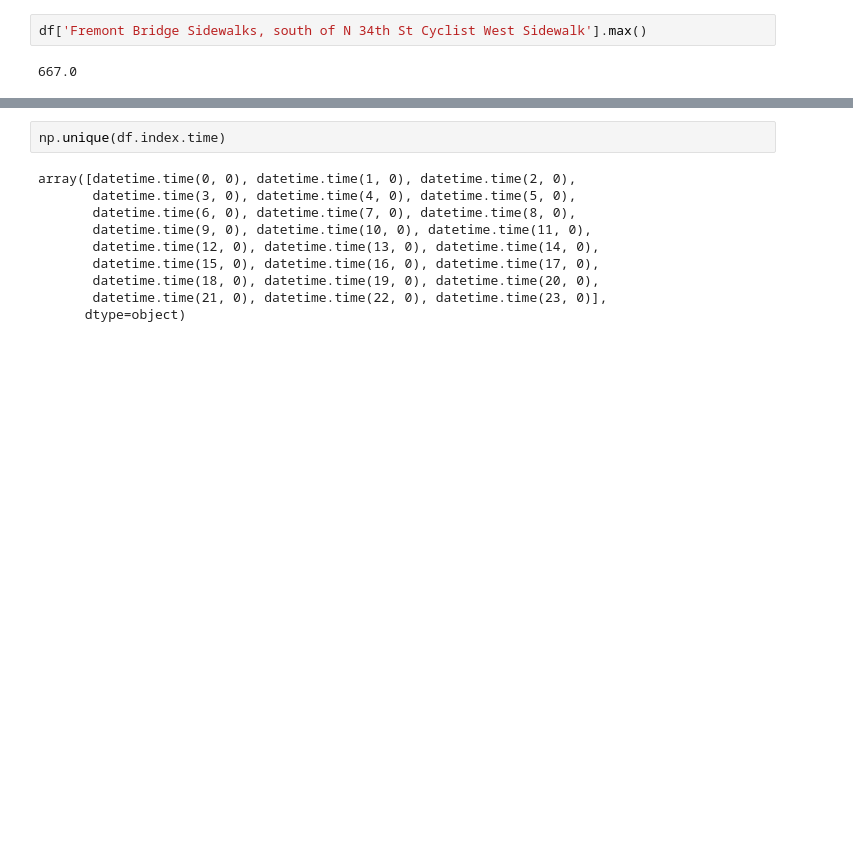
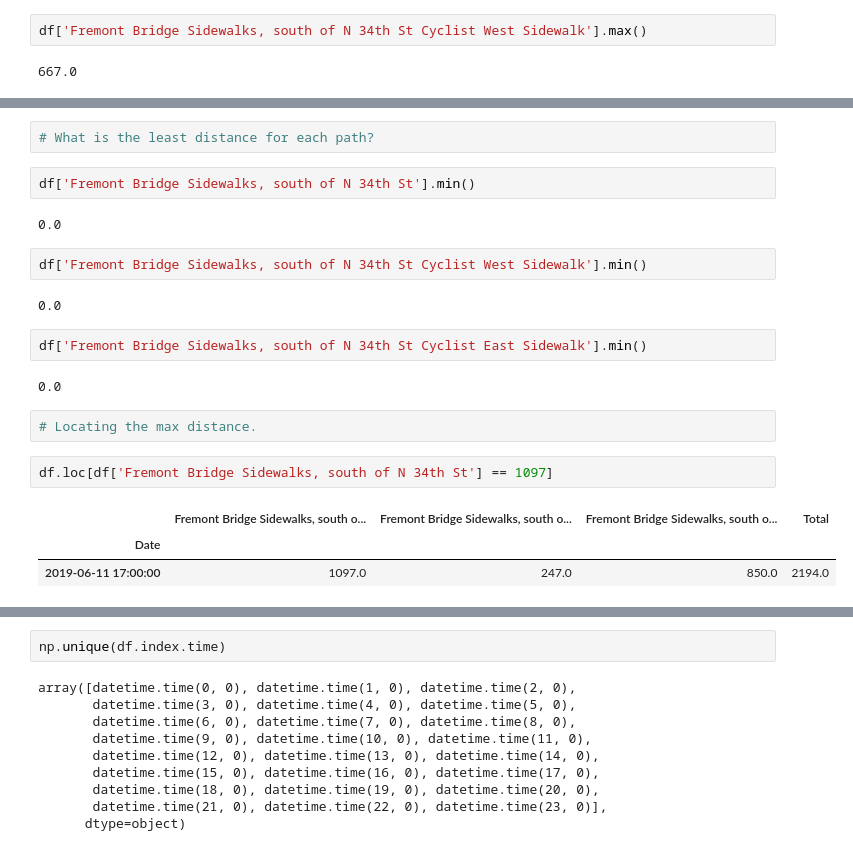
Before and after one commit to alishanstyles/Projects, a Jupyter notebook: startercode.ipynb, the cells around one changed output, grey strips where cells are left out. Cells and saved outputs as stored; diff of their text form; blank space fills up the shorter version.

```diff
--- a/startercode.ipynb
+++ b/startercode.ipynb
@@ -86,0 +93,22 @@ df['Fremont Bridge Sidewalks, south of N 34th St Cyclist West Sidewalk'].max()
+# %%
+# What is the least distance for each path?
+# %%
+df['Fremont Bridge Sidewalks, south of N 34th St'].min()
+# %% [output]
+0.0
+# %%
+df['Fremont Bridge Sidewalks, south of N 34th St Cyclist West Sidewalk'].min()
+# %% [output]
+0.0
+# %%
+df['Fremont Bridge Sidewalks, south of N 34th St Cyclist East Sidewalk'].min()
+# %% [output]
+0.0
+# %%
+# Locating the max distance.
+# %%
+df.loc[df['Fremont Bridge Sidewalks, south of N 34th St'] == 1097]
+# %% [output]
+|  | Fremont Bridge Sidewalks, south o... | Fremont Bridge Sidewalks, south o... | Fremont Bridge Sidewalks, south o... | Total |
+| Date |  |  |  |  |
+| 2019-06-11 17:00:00 | 1097.0 | 247.0 | 850.0 | 2194.0 |
```
Also changed, not shown: parts of 5 cells of this notebook.
